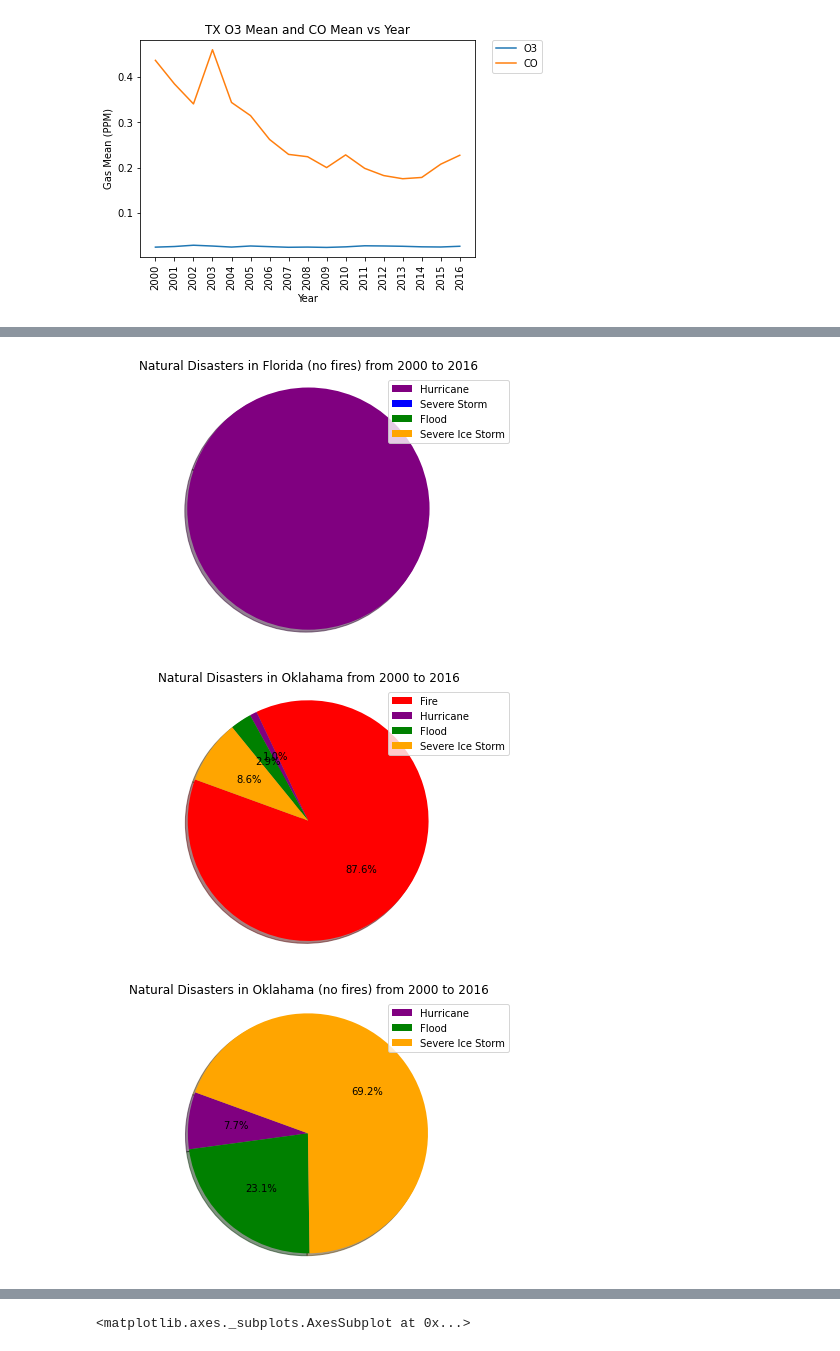
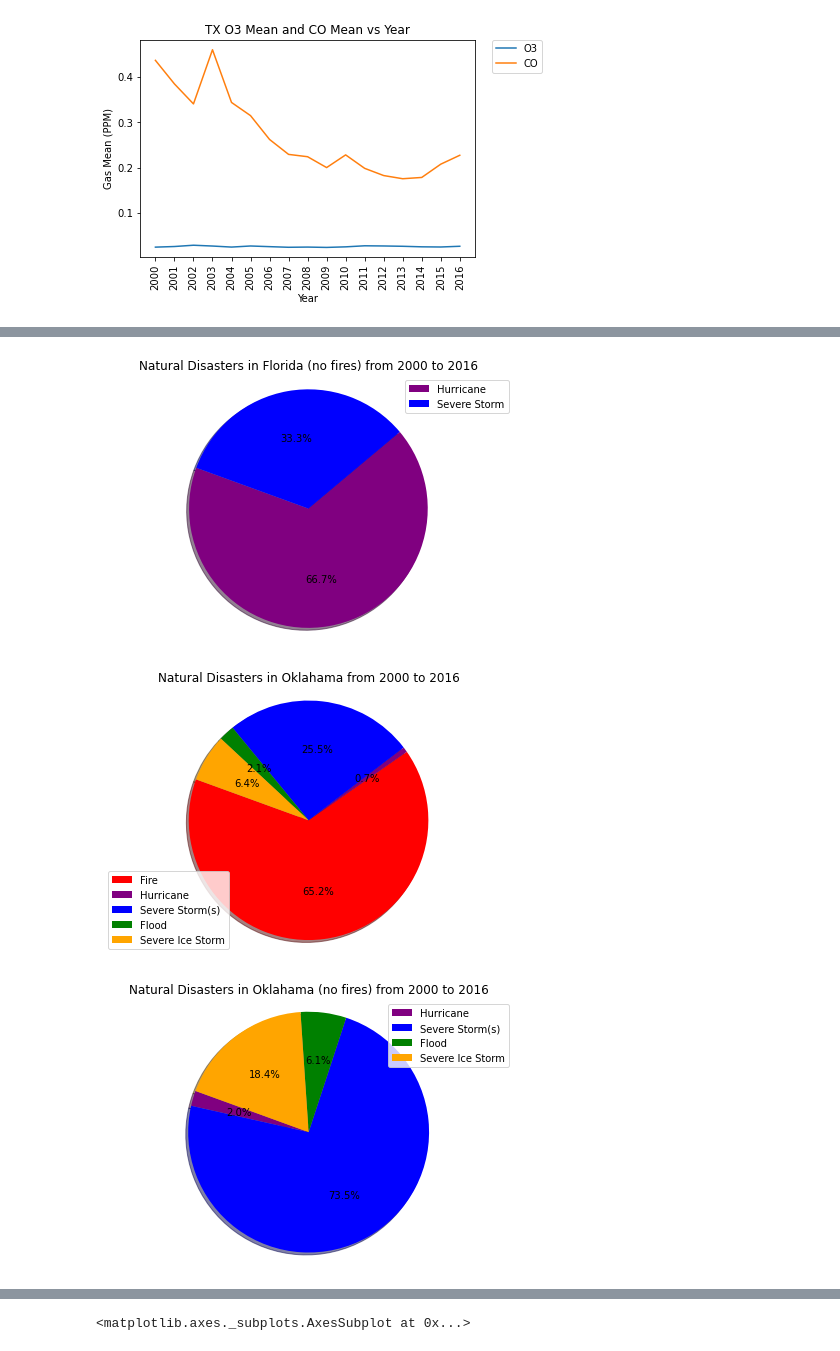
Before and after one commit to bleeclt/pro1group, a Jupyter notebook: natural_disaster_and_pollution.ipynb, the cells around one changed output, grey strips where cells are left out. Saved outputs shown, nothing was run; the diff lists cells and outputs as text; code cells hidden in the pictures.

```diff
--- a/natural_disaster_and_pollution.ipynb
+++ b/natural_disaster_and_pollution.ipynb
@@ -952,28 +983,28 @@ plt.savefig("Images/FL_Disasters.png")
 # %%
 #Florida vs Natural Disasters without fire  Pie Chart
-labels = ["Hurricane", "Severe Storm", "Flood", "Severe Ice Storm"]
-sizes = (fl_hurricane, fl_storm, fl_flood, fl_ice)
-colors = ["purple", "blue", "green", "orange"]
+labels = ["Hurricane", "Severe Storm"]
+sizes = (fl_hurricane, fl_storm)
+colors = ["purple", "blue"]
 
-plt.pie(sizes, colors=colors, shadow = True, startangle=160)
+plt.pie(sizes, colors=colors, shadow = True, startangle=160, autopct="%1.1f%%")
 plt.legend(labels, loc="best")
 plt.axis("equal")
 plt.tight_layout()
 plt.title("Natural Disasters in Florida (no fires) from 2000 to 2016")
 plt.savefig("Images/FL_Disasters_No_Fire.png")
 # %% [output]
-[figure, old version]
+[figure, new version]
 # %%
 ok_fires = ok_disaster["Natural Disaster"].str.count('Fire').sum()
 ok_hurricane = ok_disaster["Natural Disaster"].str.count('Hurricane').sum()
-ok_storm = ok_disaster["Natural Disaster"].str.count('Severe Storm(s)').sum()
+ok_storm = 36
 ok_flood = ok_disaster["Natural Disaster"].str.count('Flood').sum()
 ok_ice = ok_disaster["Natural Disaster"].str.count('Severe Ice Storm').sum()
 # %%
 #Oklahama vs Natural Disasters Pie Chart
-labels = ["Fire", "Hurricane", "Flood", "Severe Ice Storm"]
-sizes = (ok_fires, ok_hurricane, ok_flood, ok_ice)
-colors = ["red", "purple", "green", "orange"]
+labels = ["Fire", "Hurricane", "Severe Storm(s)", "Flood", "Severe Ice Storm"]
+sizes = (ok_fires, ok_hurricane, ok_storm, ok_flood, ok_ice)
+colors = ["red", "purple", "blue", "green", "orange"]
 
 plt.pie(sizes, colors=colors, shadow = True, startangle=160, autopct="%1.1f%%")
 plt.legend(labels, loc="best")
@@ -982,21 +1013,21 @@ plt.tight_layout()
 plt.title("Natural Disasters in Oklahama from 2000 to 2016")
 plt.savefig("Images/OK_Disasters.png")
 # %% [output]
-[figure, old version]
+[figure, new version]
 # %%
 #Oklahama vs Natural Disasters without fire Pie Chart
-labels = ["Hurricane", "Flood", "Severe Ice Storm"]
-sizes = (ok_hurricane, ok_flood, ok_ice)
-colors = ["purple", "green", "orange"]
+labels = ["Hurricane", "Severe Storm(s)", "Flood", "Severe Ice Storm"]
+sizes = (ok_hurricane, ok_storm, ok_flood, ok_ice)
+colors = ["purple", "blue", "green", "orange"]
 
 plt.pie(sizes, colors=colors, shadow = True, startangle=160, autopct="%1.1f%%")
 plt.legend(labels, loc="best")
 plt.axis("equal")
 plt.tight_layout()
 plt.title("Natural Disasters in Oklahama (no fires) from 2000 to 2016")
 plt.savefig("Images/OK_Disasters_No_Fire.png")
 # %% [output]
-[figure, old version]
+[figure, new version]
 # %%
 tx_fires = tx_disaster["Natural Disaster"].str.count('Fire').sum()
 tx_hurricane = tx_disaster["Natural Disaster"].str.count('Hurricane').sum()
```
Also changed, not shown: parts of 17 cells of this notebook, 11 other files.
